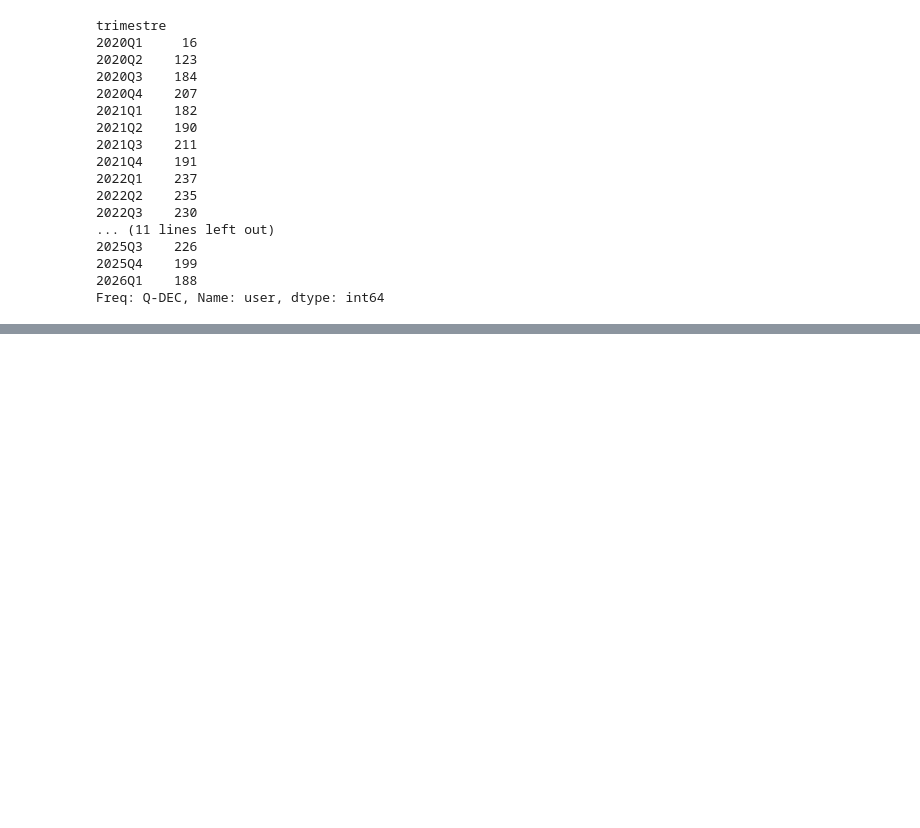
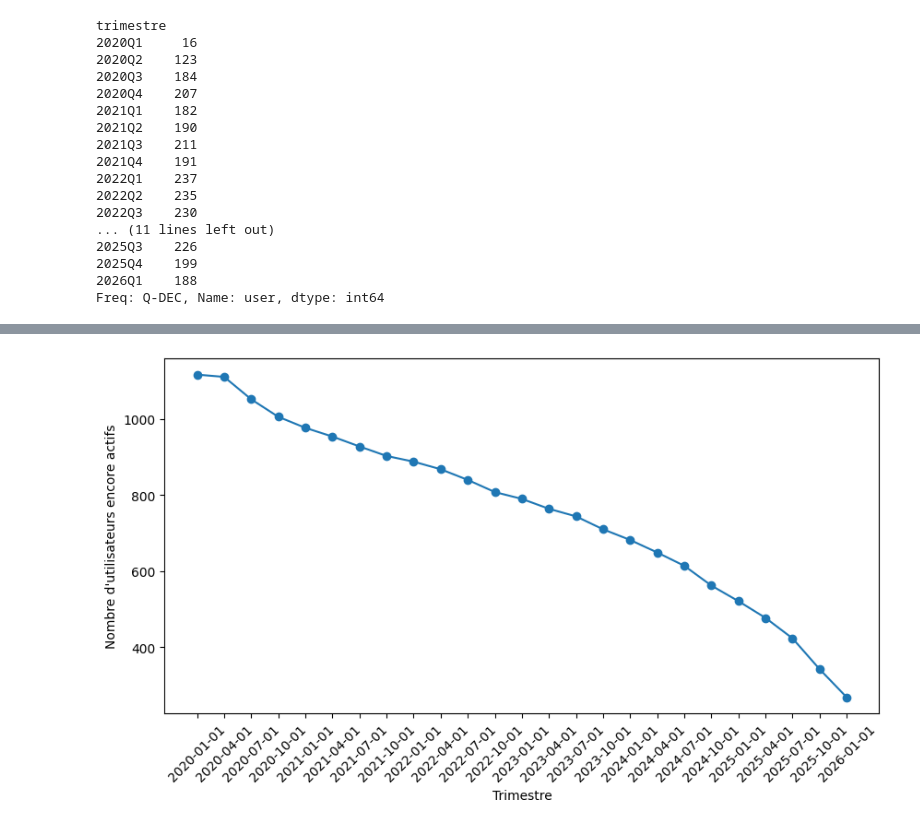
Before and after one commit to CF-Recor/Reddit-Polarization, a Jupyter notebook: description/simple_stats.ipynb, the cells around one changed output, grey strips where cells are left out. Drawn from its saved outputs; the diff is of its cells as text; code cells hidden in the pictures; blank space fills up the shorter version.

Commit message:
feat(statsdesc): adding the generation of some simple graphs

```diff
--- a/description/simple_stats.ipynb
+++ b/description/simple_stats.ipynb
@@ -139,0 +142,4 @@ Freq: Q-DEC, Name: user, dtype: int64
+# %%
+#df_total[df_total["user_toxicity_level"].notna()]
+df_pol = df_total[df_total["user_political"]== 1]
+df_total["user"].nunique()
@@ -139,0 +164,3 @@ Freq: Q-DEC, Name: user, dtype: int64
+# %%
+df = df_pol.copy()
+df
@@ -139,0 +181,39 @@ Freq: Q-DEC, Name: user, dtype: int64
+# %%
+df["date"] = pd.to_datetime(df["date"])
+df["trimestre"] = df["date"].dt.to_period("Q")
+dernier_trimestre = (
+    df.groupby("user")["trimestre"]
+    .max()
+)
+trimestres = pd.period_range(
+    df["trimestre"].min(),
+    df["trimestre"].max(),
+    freq="Q"
+)
+
+survie = []
+
+for t in trimestres:
+    nb = (dernier_trimestre >= t).sum()
+    survie.append({
+        "trimestre": t.to_timestamp(),
+        "nb_actifs": nb
+    })
+
+survie_df = pd.DataFrame(survie)
+# %%
+plt.figure(figsize=(10, 5))
+
+plt.plot(
+    survie_df["trimestre"].astype(str),
+    survie_df["nb_actifs"]
+    ,marker="o"
+)
+
+plt.xlabel("Trimestre")
+plt.ylabel("Nombre d'utilisateurs encore actifs")
+#plt.title("Survie des utilisateurs Reddit")
+plt.xticks(rotation=45)
+plt.savefig("UtilisateursQ.png")
+# %% [output]
+[figure, added]
```
Also changed, not shown: parts of 9 cells of this notebook.
